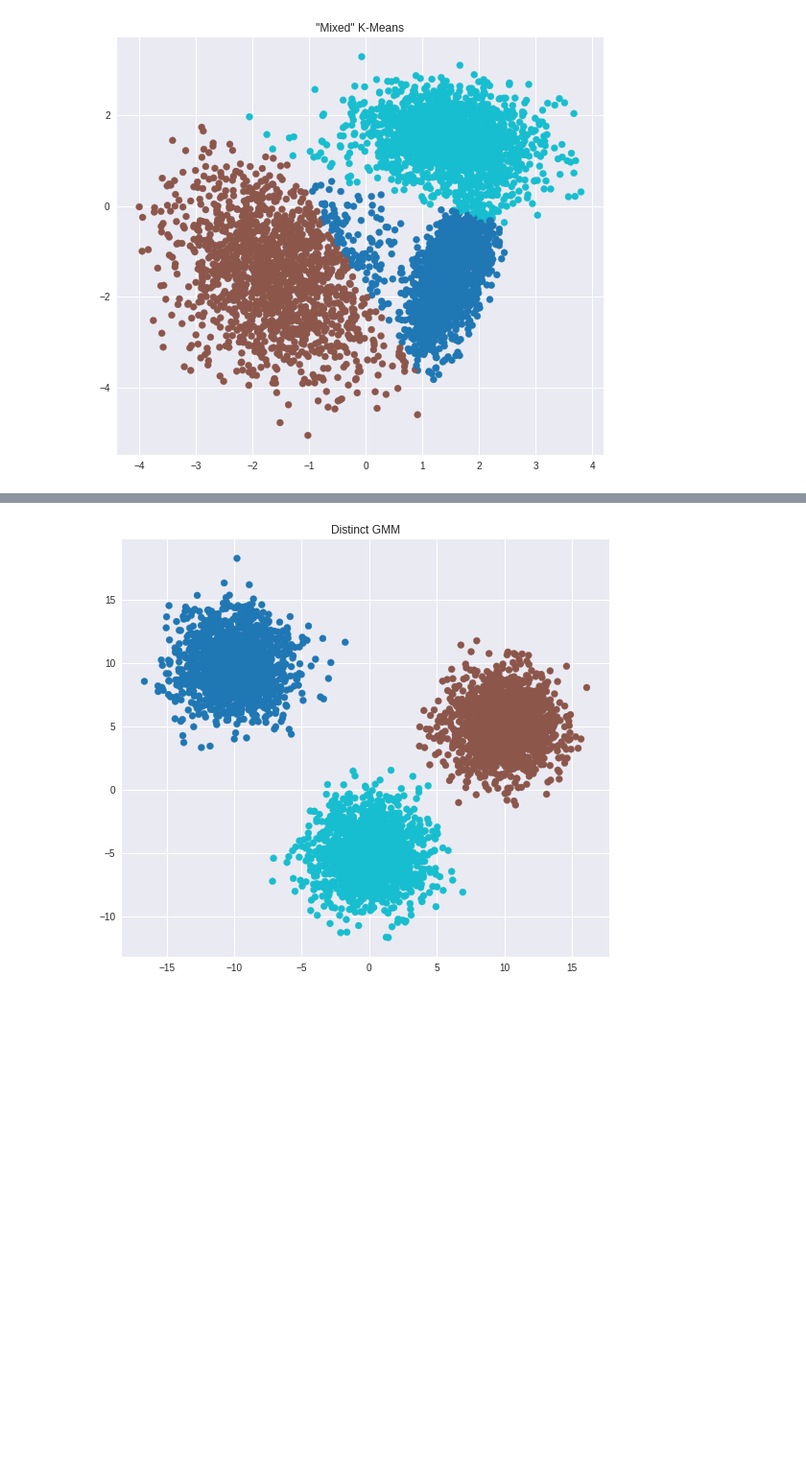
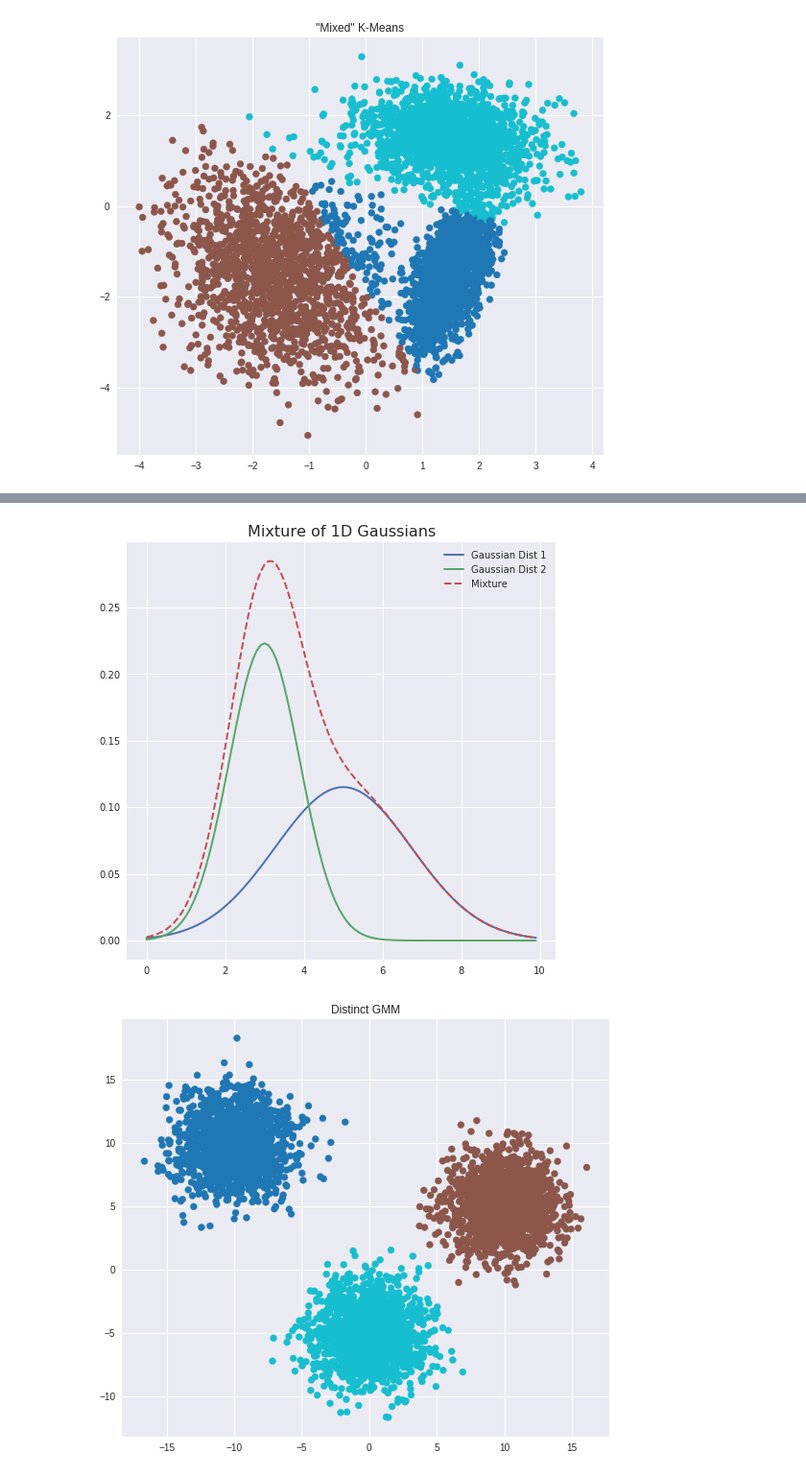
Before and after one commit to kumar-shridhar/GMM-vs-K-Means, a Jupyter notebook: GMM vs K-Means.ipynb, the cells around one changed output, grey strips where cells are left out. Shown: that part at 96% size. Cells and saved outputs as stored; diff of their text form; code cells hidden in the pictures; blank space fills up the shorter version.

```diff
--- a/GMM vs K-Means.ipynb
+++ b/GMM vs K-Means.ipynb
@@ -56,3 +64,27 @@ plt.savefig('MixedK-Means.png', bbox_inches='tight')
+# %%
+# EXAMPLE PLOT
+import numpy as np
+from scipy.stats import multivariate_normal
+import seaborn as sns
+
+x = np.arange(0, 10, 0.1)
+y1 = multivariate_normal.pdf(x, mean=5, cov=3)
+y2 = multivariate_normal.pdf(x, mean=3, cov=0.8)
+sns.set_style("darkgrid")
+plt.figure(figsize=(8, 8))
+plt.plot(x, y1/2, linewidth=2)
+plt.plot(x, y2/2, linewidth=2)
+plt.plot(x, (y1+y2)/2, linewidth=2, ls="--")
+# plt.ylabel('f(x)', fontsize=14)
+# plt.xlabel('x', fontsize=14)
+plt.title("Mixture of 1D Gaussians", fontsize=16)
+plt.legend(['Gaussian Dist 1', 'Gaussian Dist 2', 'Mixture'])
+#plt.legend(['Gaussian Dist 1', 'Gaussian Dist 2' ])
+plt.savefig('MixtureGaussian.png', dpi=400)
+plt.show()
+# print(a.size())
+# %% [output]
+[figure, added]
 # %%
 from sklearn.mixture import GaussianMixture
 
```
Also changed, not shown: parts of 1 cell of this notebook, 3 other files.
